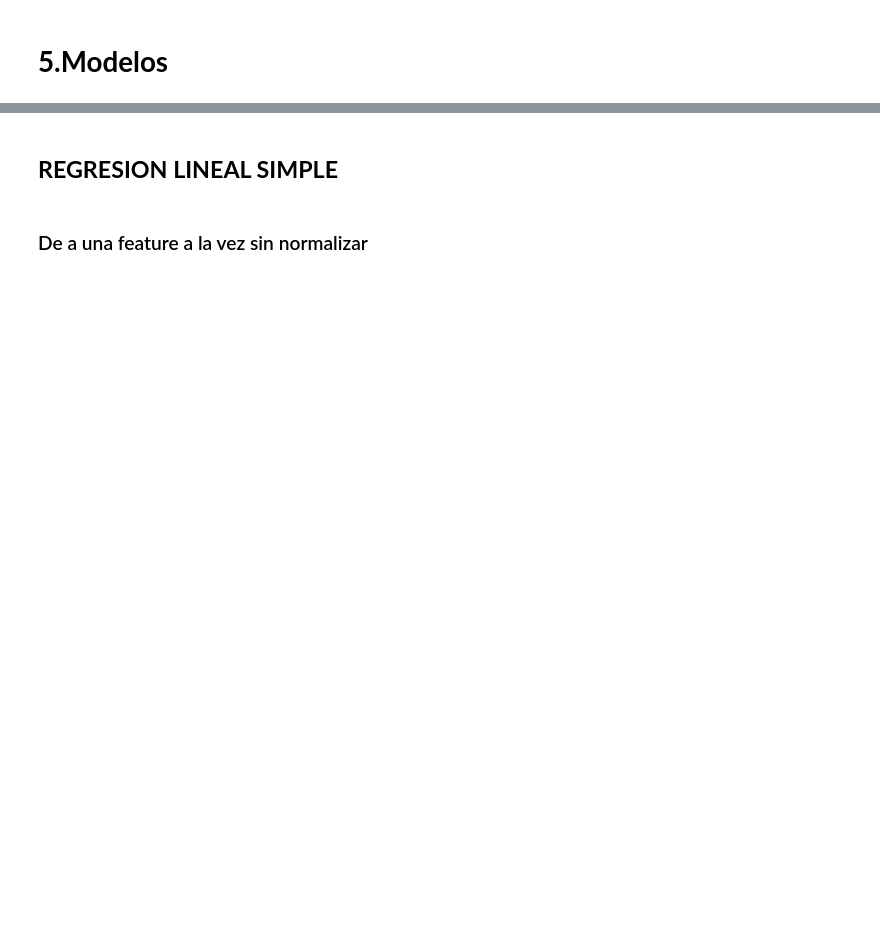
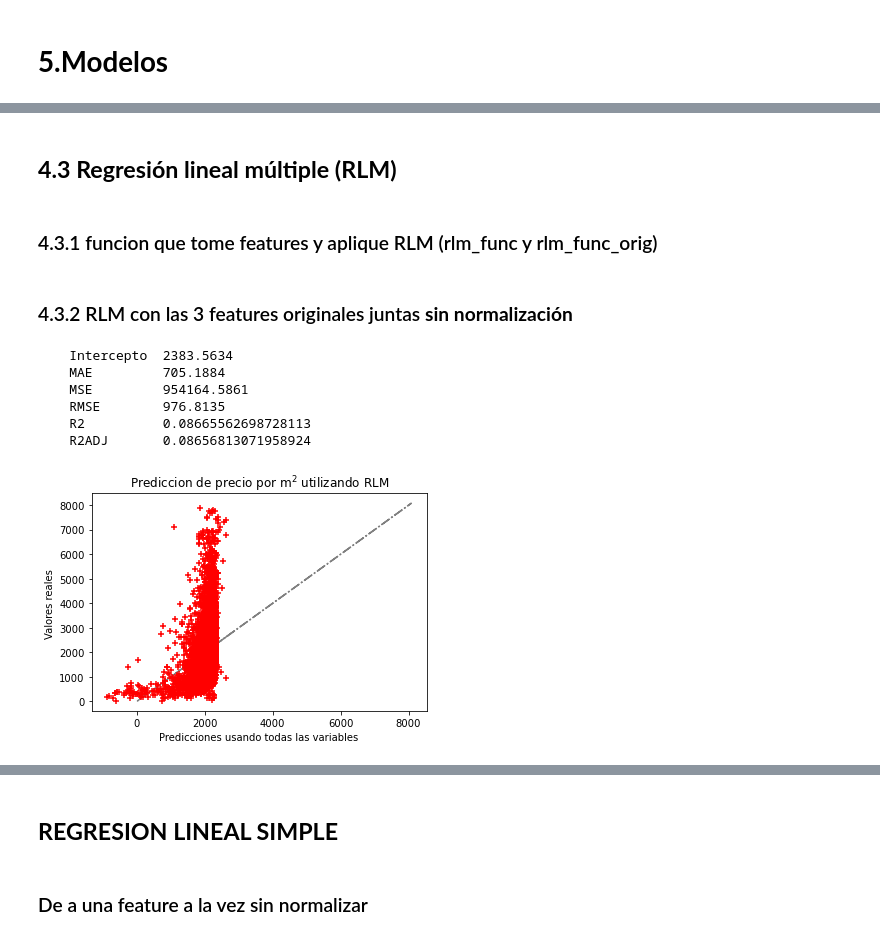
Before and after one commit to szl30n/ProyectosDHDS, a Jupyter notebook: TP2/Maela.ipynb, the cells around one changed output, grey strips where cells are left out. Saved outputs shown, nothing was run; the diff lists cells and outputs as text; code cells hidden in the pictures; blank space fills up the shorter version.

```diff
--- a/TP2/Maela.ipynb
+++ b/TP2/Maela.ipynb
@@ -475,6 +475,6 @@ InteractiveShell.ast_node_interactivity = "all"
 # %% [markdown]
 # **2. Importación del dataset *properatti_tp2.csv***
 # %%
-#data = pd.read_csv("../data/properatti_tp2.csv", sep = ",", low_memory=False)
+data = pd.read_csv("../data/properatti_tp2.csv", sep = ",", low_memory=False)
 #data.head(3)
-#data.shape
+data.shape
@@ -756,0 +836,55 @@ sns.histplot(model.resid, kde = False, stat = 'density', line_kws={'linewidth':5
+# %%
+# Normalizo con habitaciones
+print("*** habitaciones  ***")
+X = preprocessing.scale(data[["habitaciones"]])
+y = preprocessing.scale(data["precio_por_m2"])
+rls_func(X,y,'habitaciones')
+# %% [markdown]
+## **4.3 Regresión lineal múltiple (RLM)**
+# %% [markdown]
+### 4.3.1 funcion que tome features y aplique RLM (rlm_func y rlm_func_orig)
+# %%
+# Definimos una función que acepta una lista de features, hace el split entre train y test,
+# reservando un 25% de las observaciones para testeo, y devuelve la prueba MAE.
+
+def rlm_func(X, y):
+    X_train, X_test, y_train, y_test = train_test_split(X, y, shuffle=False)
+    linreg = LinearRegression()
+    linreg.fit(X_train, y_train)
+    y_pred = linreg.predict(X_test)
+
+    n = len(y_train)
+    p = X_train.shape[1]
+    R2 = metrics.r2_score(y_test, y_pred)
+    R2_ajustado = 1 - (1 - R2)*((n-1)/(n - p - 1))
+
+    print(f'''
+    Intercepto\t{linreg.intercept_.round(4)}
+    MAE\t\t{mean_absolute_error(y_test, y_pred).round(4)}
+    MSE\t\t{mean_squared_error(y_test, y_pred).round(4)}
+    RMSE\t{np.sqrt(mean_squared_error(y_test, y_pred)).round(4)}
+    R2\t\t{R2}
+    R2ADJ\t{R2_ajustado}
+    ''')
+
+    plt.plot(y,y, '-.',c='grey')
+    plt.scatter(y_pred, y_test, s=30, c='r', marker='+', zorder=10)
+    plt.xlabel("Predicciones usando todas las variables")
+    plt.ylabel("Valores reales ")
+    plt.title('Prediccion de precio por m$^2$ utilizando RLM')
+    plt.show()
+# %% [markdown]
+### 4.3.2 RLM con las 3 features originales juntas **sin normalización**
+# %%
+feature_cols = ['sup_total','sup_cubierta','habitaciones']
+X = data[feature_cols]
+y = data.precio_por_m2
+rlm_func(X, y)
+# %% [output]
+    Intercepto  2383.5634
+    MAE         705.1884
+    MSE         954164.5861
+    RMSE        976.8135
+    R2          0.08665562698728113
+    R2ADJ       0.08656813071958924
+[figure, added]
```
Also changed, not shown: parts of 98 cells of this notebook.
